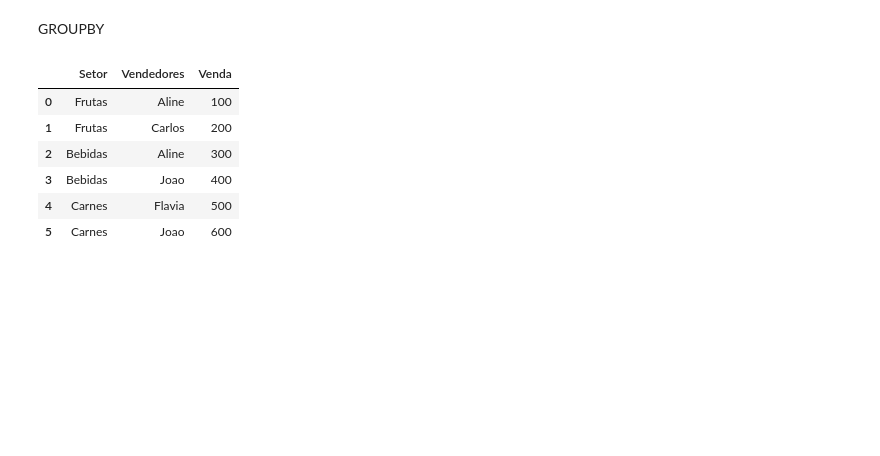
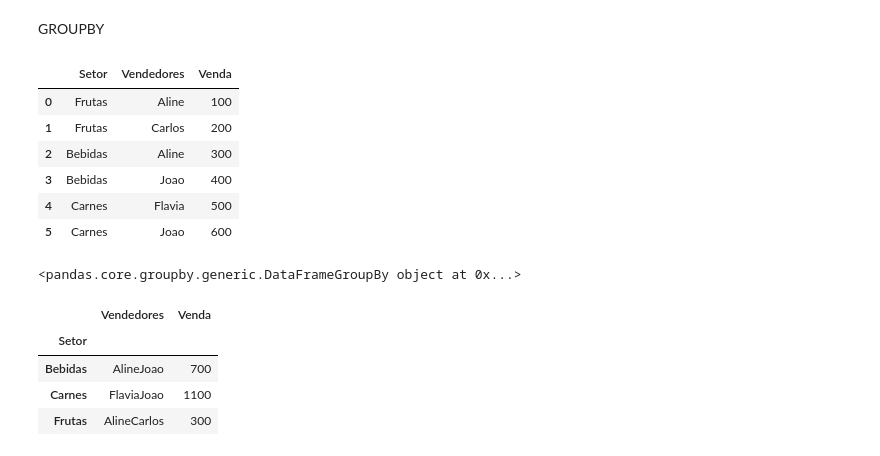
Before and after one commit to CaiqueFreitasFagundes/PROJETOS, a Jupyter notebook: AULAS/aula_pandas.ipynb, the cells around one changed output. Saved outputs shown, nothing was run; the diff lists cells and outputs as text; code cells hidden in the pictures; blank space fills up the shorter version.

```diff
--- a/AULAS/aula_pandas.ipynb
+++ b/AULAS/aula_pandas.ipynb
@@ -332,3 +332,15 @@ df
 | 3 | Bebidas | Joao | 400 |
 | 4 | Carnes | Flavia | 500 |
 | 5 | Carnes | Joao | 600 |
+# %%
+df.groupby('Setor') # agrupa os dados por setor, porém na saída é mostrado apenas o endereço de memória do objeto. Então para ver os dados é necessário usar uma função de agregação. Como por exemplo a função sum() ou mean().
+# %% [output]
+<pandas.core.groupby.generic.DataFrameGroupBy object at 0x...>
+# %%
+df.groupby('Setor').sum() # soma as vendas por setor
+# %% [output]
+|  | Vendedores | Venda |
+| Setor |  |  |
+| Bebidas | AlineJoao | 700 |
+| Carnes | FlaviaJoao | 1100 |
+| Frutas | AlineCarlos | 300 |
```
Also changed, not shown: parts of 4 cells of this notebook.
